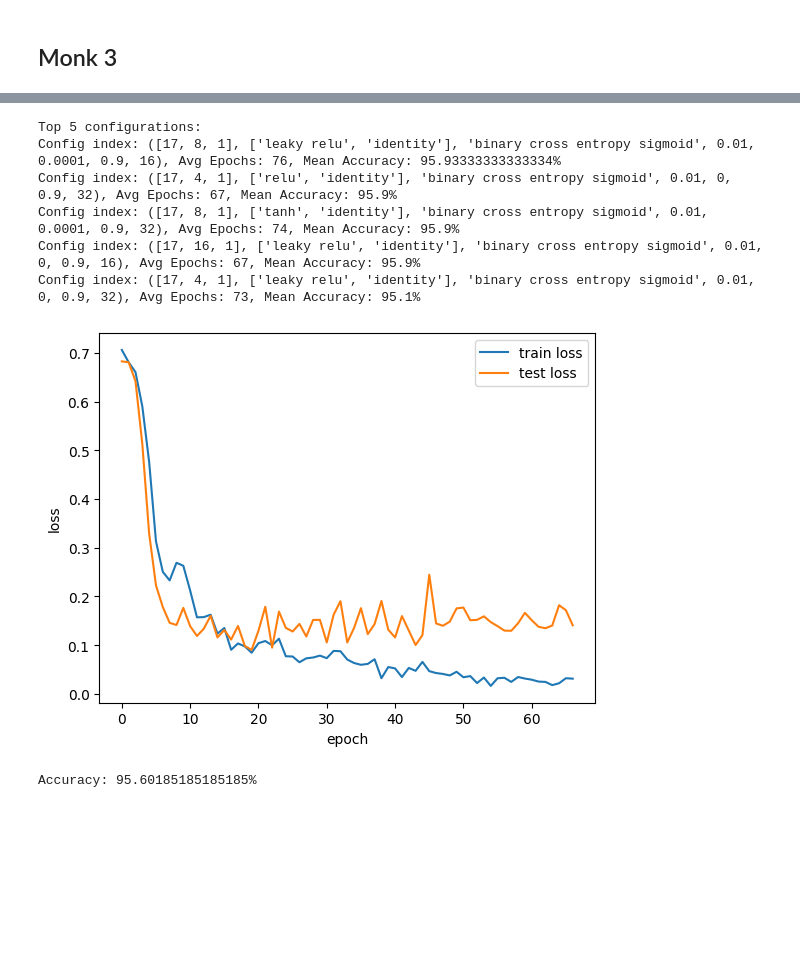
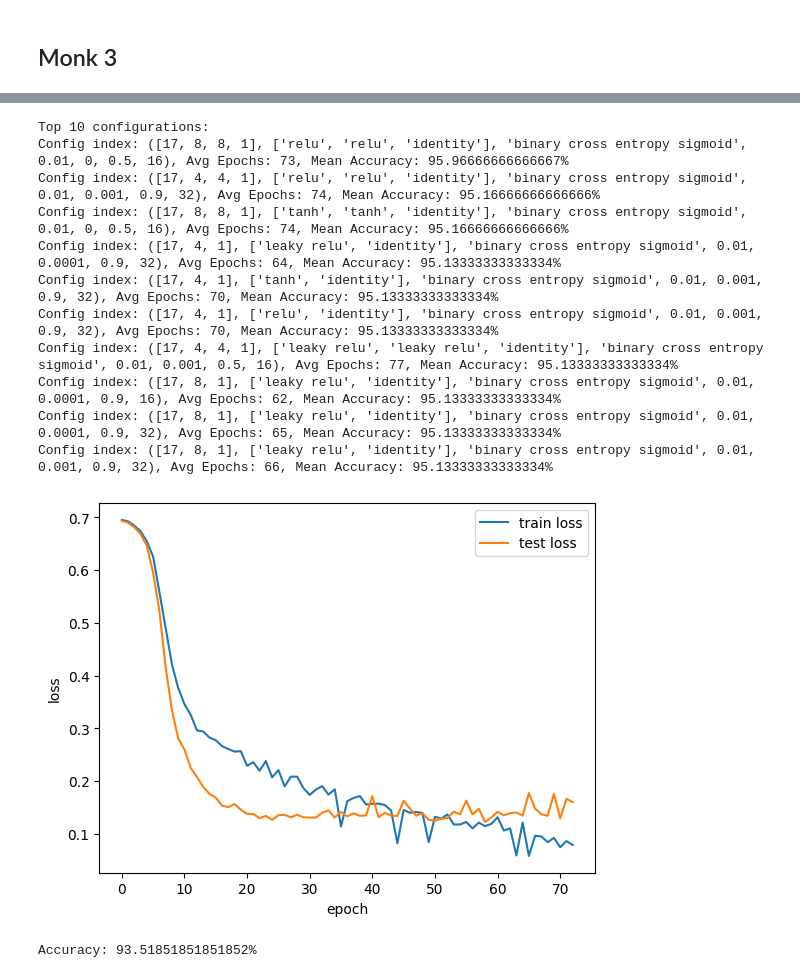
Before and after one commit to effe1209/ProjectML_Course, a Jupyter notebook: monk.ipynb, the cells around one changed output, grey strips where cells are left out. Drawn from its saved outputs; the diff is of its cells as text; code cells hidden in the pictures; blank space fills up the shorter version.

```diff
--- a/monk.ipynb
+++ b/monk.ipynb
@@ -19,7 +19,7 @@ np.random.seed(8) # for reproducibility, we are not choosing a 'good seed for ri
 INPUT_NEURONS = 17
 OUTPUT_NEURONS = 1
 
-HIDDEN_LAYER_SIZES = [4, 8, 16]
+HIDDEN_LAYER_SIZES = [4, 8]
 HIDDEN_LAYERS_COUNTS = [1, 2]
 INTERNAL_ACTIVATIONS = ['tanh', 'leaky relu', 'relu']
 OUTPUT_ACTIVATIONS_AND_LOSS = [('sigmoid', 'mse'), ('identity', 'binary cross entropy sigmoid')]
@@ -392,46 +389,52 @@ print("Top 10 configurations:")
 for i in TOP_10_CONFIGS_INDEXES:
     ACCURACY = CONFIG_DICTIONARY[i] * 100 / K_FOLDS
     print(f"Config index: {CONFIGURATIONS[i]}, Avg Epochs: {CONFIG_DICTIONARY_EPOCHS[i] // K_FOLDS}, Mean Accuracy: {ACCURACY}%")
+# %% [output]
+Top 10 configurations:
+Config index: ([17, 8, 8, 1], ['relu', 'relu', 'identity'], 'binary cross entropy sigmoid', 0.01, 0, 0.5, 16), Avg Epochs: 73, Mean Accuracy: 95.96666666666667%
+Config index: ([17, 4, 4, 1], ['relu', 'relu', 'identity'], 'binary cross entropy sigmoid', 0.01, 0.001, 0.9, 32), Avg Epochs: 74, Mean Accuracy: 95.16666666666666%
+Config index: ([17, 8, 8, 1], ['tanh', 'tanh', 'identity'], 'binary cross entropy sigmoid', 0.01, 0, 0.5, 16), Avg Epochs: 74, Mean Accuracy: 95.16666666666666%
+Config index: ([17, 4, 1], ['leaky relu', 'identity'], 'binary cross entropy sigmoid', 0.01, 0.0001, 0.9, 32), Avg Epochs: 64, Mean Accuracy: 95.13333333333334%
+Config index: ([17, 4, 1], ['tanh', 'identity'], 'binary cross entropy sigmoid', 0.01, 0.001, 0.9, 32), Avg Epochs: 70, Mean Accuracy: 95.13333333333334%
+Config index: ([17, 4, 1], ['relu', 'identity'], 'binary cross entropy sigmoid', 0.01, 0.001, 0.9, 32), Avg Epochs: 70, Mean Accuracy: 95.13333333333334%
+Config index: ([17, 4, 4, 1], ['leaky relu', 'leaky relu', 'identity'], 'binary cross entropy sigmoid', 0.01, 0.001, 0.5, 16), Avg Epochs: 77, Mean Accuracy: 95.13333333333334%
+Config index: ([17, 8, 1], ['leaky relu', 'identity'], 'binary cross entropy sigmoid', 0.01, 0.0001, 0.9, 16), Avg Epochs: 62, Mean Accuracy: 95.13333333333334%
+Config index: ([17, 8, 1], ['leaky relu', 'identity'], 'binary cross entropy sigmoid', 0.01, 0.0001, 0.9, 32), Avg Epochs: 65, Mean Accuracy: 95.13333333333334%
+Config index: ([17, 8, 1], ['leaky relu', 'identity'], 'binary cross entropy sigmoid', 0.01, 0.001, 0.9, 32), Avg Epochs: 66, Mean Accuracy: 95.13333333333334%
 # %%
 # Get the best configuration and its average epochs + early stop epochs to be sure it converges
-NEURAL_NETWORK_ARCHITECTURE, NEURAL_NETWORK_ACTIVATION, LOSS_F, ETA, LAMBDA, ALPHA, BATCH_SIZE = CONFIGURATIONS[TOP_5_CONFIGS_INDEXES[0]]
-EPOCHS = CONFIG_DICTIONARY_EPOCHS[TOP_5_CONFIGS_INDEXES[0]] // K_FOLDS
+NEURAL_NETWORK_ARCHITECTURE, NEURAL_NETWORK_ACTIVATION, LOSS_F, ETA, LAMBDA, ALPHA, BATCH_SIZE = CONFIGURATIONS[TOP_10_CONFIGS_INDEXES[0]]
+EPOCHS = CONFIG_DICTIONARY_EPOCHS[TOP_10_CONFIGS_INDEXES[0]] // K_FOLDS
 
 nn = NeuralNetwork(NEURAL_NETWORK_ARCHITECTURE, NEURAL_NETWORK_ACTIVATION, std=0.2)
 trainer = Trainer(
     nn=nn,
     loss=Loss(LOSS_F),
     X_train=X_train_full,
     y_train=y_train_full,
     X_val = X_test,
     y_val=y_test,
     epochs=EPOCHS,
     early_stopping=EPOCHS + 1, #can't early stop because we are using the test set as final evaluation, the +1 is to be extra sure
     eta=ETA,                   # Learning rate iniziale
     lam=LAMBDA,                # L2
     alpha=ALPHA,               # Momentum
     batch_size=BATCH_SIZE,
     shuffle_batches=True
 )
 # still returns the best nn, but we don-t use it for accuracy calculation nor early stopping otherwise it is data leakage
 best_nn, train_loss_vector, test_loss_vector = trainer.train(print_epochs=False)
 
 #plot curves
 plot_curves(train_loss_vector, test_loss_vector, 'loss', 'test')
 
 # val accuracy, we can't early stop because we are using the test set as final evaluation, we can't pick the best nn, we have to use the last nn
 out = nn.forward(X_test)[-1][-1]  #have to use the last trained nn, otherwise is data leakage
 if LOSS_F == 'binary cross entropy sigmoid':
   out = sigmoid(out)
 
 predictions = np.round(out)
 print(f"Accuracy: {np.mean(predictions == y_test) * 100}%")
 # %% [output]
+[figure, new version]
-Top 5 configurations:
-Config index: ([17, 8, 1], ['leaky relu', 'identity'], 'binary cross entropy sigmoid', 0.01, 0.0001, 0.9, 16), Avg Epochs: 76, Mean Accuracy: 95.93333333333334%
-Config index: ([17, 4, 1], ['relu', 'identity'], 'binary cross entropy sigmoid', 0.01, 0, 0.9, 32), Avg Epochs: 67, Mean Accuracy: 95.9%
-Config index: ([17, 8, 1], ['tanh', 'identity'], 'binary cross entropy sigmoid', 0.01, 0.0001, 0.9, 32), Avg Epochs: 74, Mean Accuracy: 95.9%
-Config index: ([17, 16, 1], ['leaky relu', 'identity'], 'binary cross entropy sigmoid', 0.01, 0, 0.9, 16), Avg Epochs: 67, Mean Accuracy: 95.9%
-Config index: ([17, 4, 1], ['leaky relu', 'identity'], 'binary cross entropy sigmoid', 0.01, 0, 0.9, 32), Avg Epochs: 73, Mean Accuracy: 95.1%
+Accuracy: 93.51851851851852%
-[figure, old version]
-Accuracy: 95.60185185185185%
```
Also changed, not shown: parts of 5 cells of this notebook.
